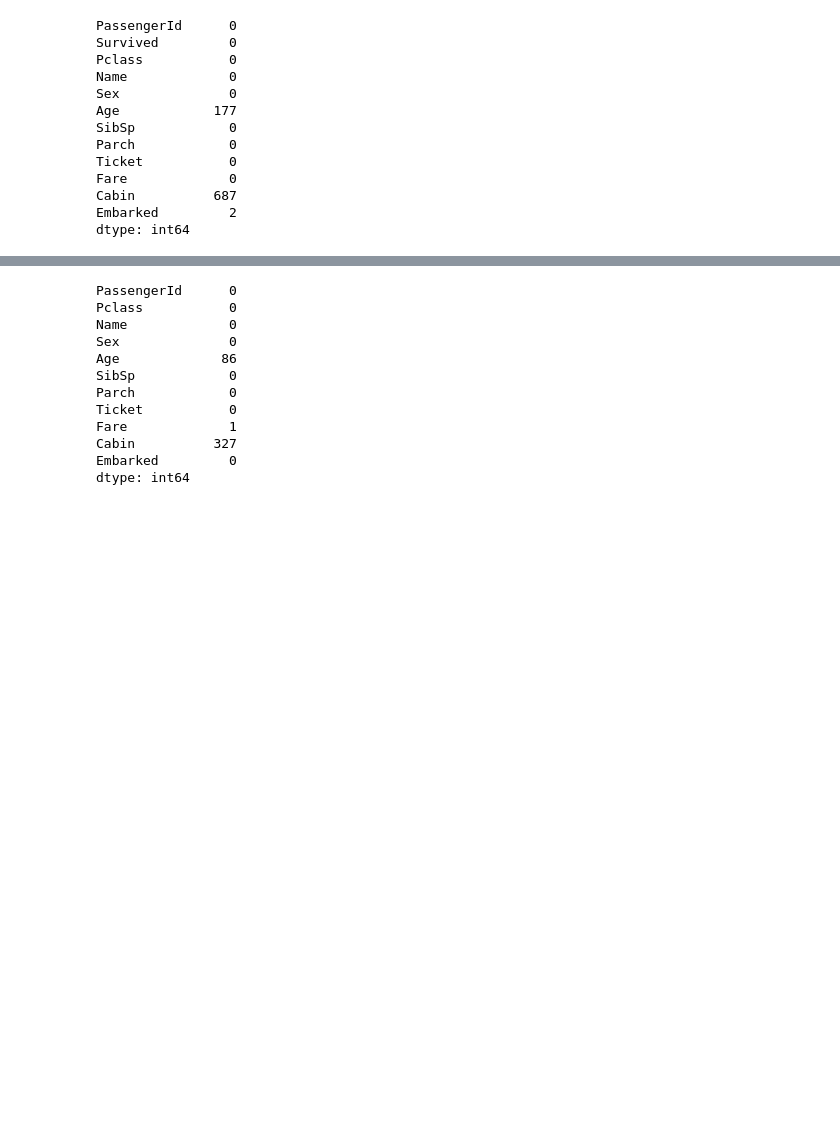
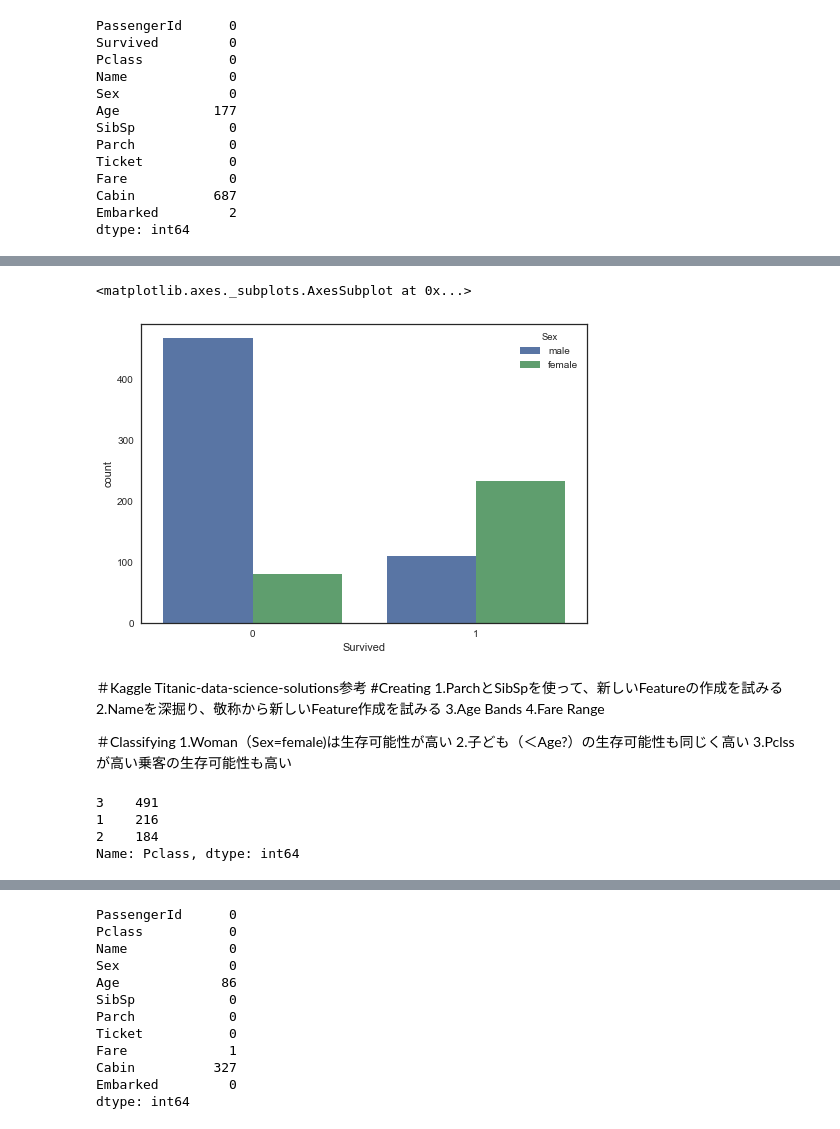
Before and after one commit to po9mhjrdb/titanic_kaggle, a Jupyter notebook: titanic_ml/titanic_ml.ipynb, the cells around one changed output, grey strips where cells are left out. Cells and saved outputs as stored; diff of their text form; code cells hidden in the pictures; blank space fills up the shorter version.

```diff
--- a/titanic_ml/titanic_ml.ipynb
+++ b/titanic_ml/titanic_ml.ipynb
@@ -28,0 +66,25 @@ dtype: int64
+# %%
+sns.countplot('Survived',data=train_,hue='Sex')
+# %% [output]
+<matplotlib.axes._subplots.AxesSubplot at 0x...>
+[figure, added]
+# %% [markdown]
+＃Kaggle Titanic-data-science-solutions参考
+#Creating
+1.ParchとSibSpを使って、新しいFeatureの作成を試みる
+2.Nameを深掘り、敬称から新しいFeature作成を試みる
+3.Age Bands
+4.Fare Range
+
+＃Classifying
+1.Woman（Sex=female)は生存可能性が高い
+2.子ども（＜Age?）の生存可能性も同じく高い
+3.Pclssが高い乗客の生存可能性も高い
+# %%
+#Consider Pclass for train_
+train_['Pclass'].value_counts()
+# %% [output]
+3    491
+1    216
+2    184
+Name: Pclass, dtype: int64
```
Also changed, not shown: parts of 15 cells of this notebook.
